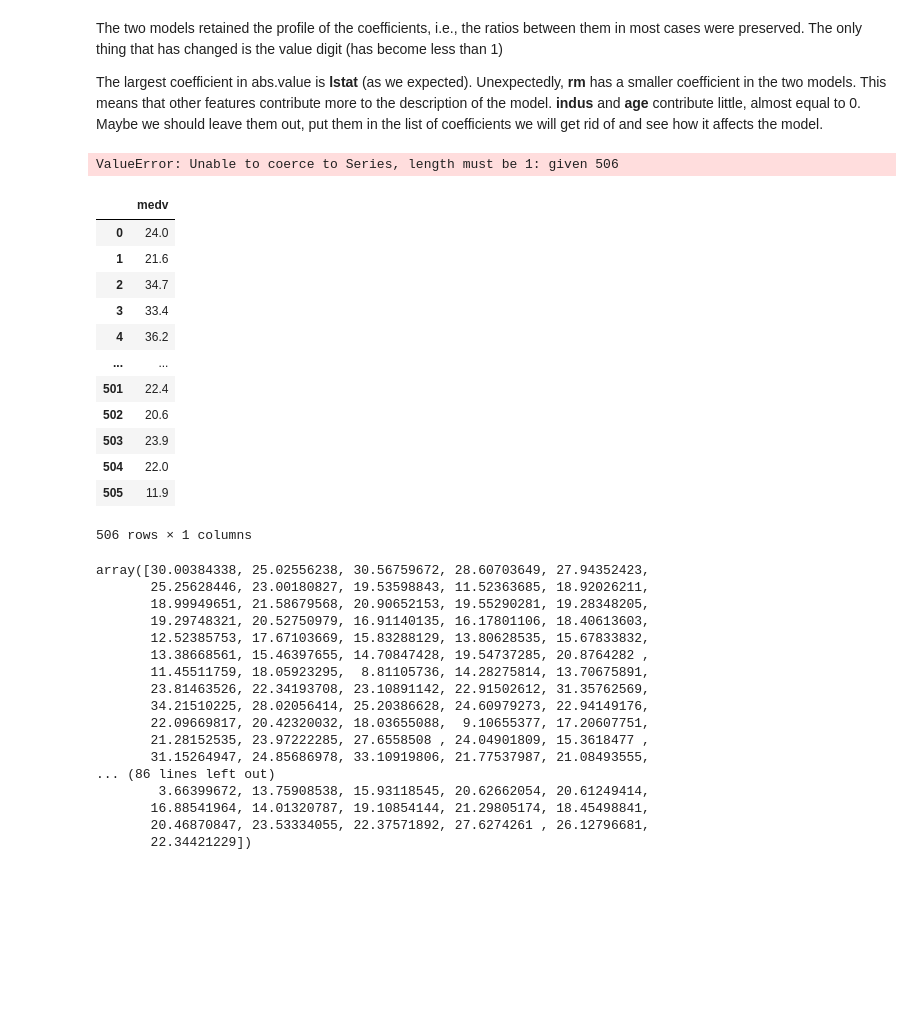
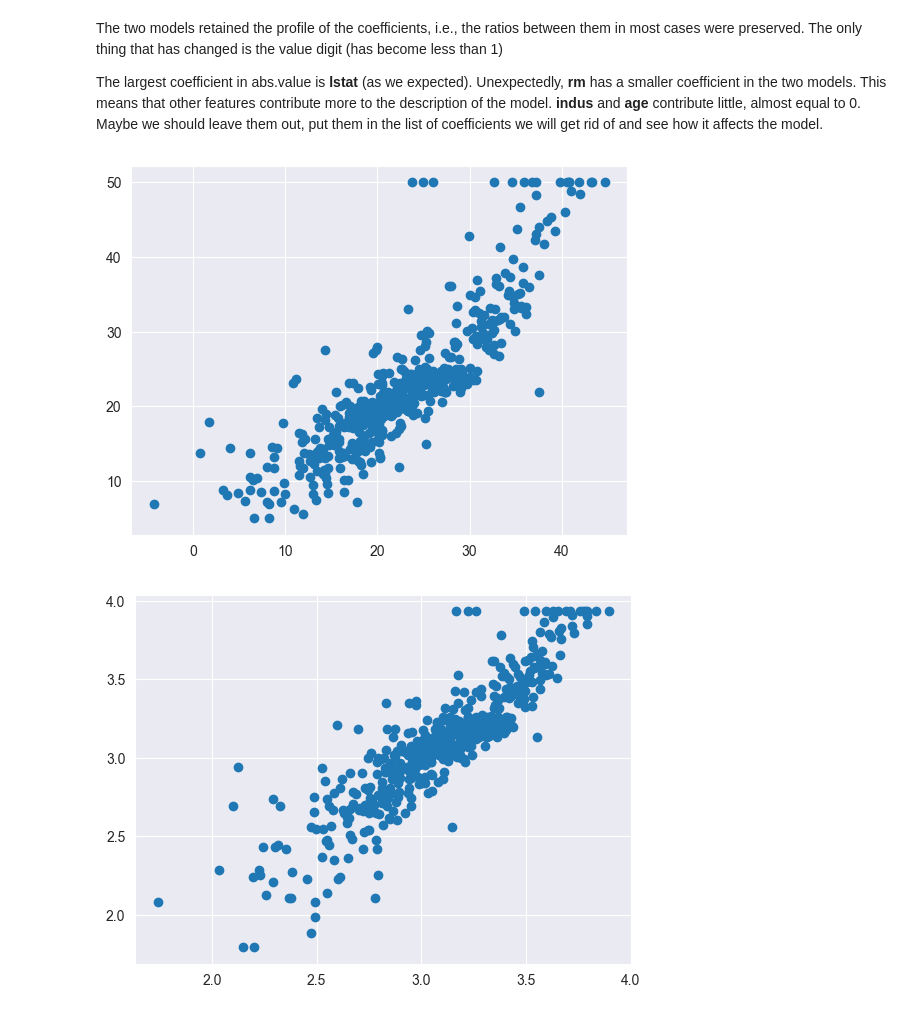
Before and after one commit to Smirness/BI_Stat_2021, a Jupyter notebook: project_ml/project_ml.ipynb, the cells around one changed output. Saved outputs shown, nothing was run; the diff lists cells and outputs as text; code cells hidden in the pictures; blank space fills up the shorter version.

```diff
--- a/project_ml/project_ml.ipynb
+++ b/project_ml/project_ml.ipynb
@@ -486,44 +477,12 @@ target_pred_1 = pred_result_1.predicted_mean
 
 pred_result_2 = results_2.get_prediction(X)
 target_pred_2 = pred_result_2.predicted_mean
-# %%
-resid_full = y_1 - target_pred_1
-sns.scatterplot(target_pred_1, y_1)
-# %% [output]
-ValueError: Unable to coerce to Series, length must be 1: given 506
-# %%
-y_1
-# %% [output]
-|  | medv |
-| 0 | 24.0 |
-| 1 | 21.6 |
-| 2 | 34.7 |
-| 3 | 33.4 |
-| 4 | 36.2 |
-| ... | ... |
-| 501 | 22.4 |
-| 502 | 20.6 |
-| 503 | 23.9 |
-| 504 | 22.0 |
-| 505 | 11.9 |
-506 rows × 1 columns
-# %%
-target_pred_1
-# %% [output]
-array([30.00384338, 25.02556238, 30.56759672, 28.60703649, 27.94352423,
-       25.25628446, 23.00180827, 19.53598843, 11.52363685, 18.92026211,
-       18.99949651, 21.58679568, 20.90652153, 19.55290281, 19.28348205,
-       19.29748321, 20.52750979, 16.91140135, 16.17801106, 18.40613603,
-       12.52385753, 17.67103669, 15.83288129, 13.80628535, 15.67833832,
-       13.38668561, 15.46397655, 14.70847428, 19.54737285, 20.8764282 ,
-       11.45511759, 18.05923295,  8.81105736, 14.28275814, 13.70675891,
-       23.81463526, 22.34193708, 23.10891142, 22.91502612, 31.35762569,
-       34.21510225, 28.02056414, 25.20386628, 24.60979273, 22.94149176,
-       22.09669817, 20.42320032, 18.03655088,  9.10655377, 17.20607751,
-       21.28152535, 23.97222285, 27.6558508 , 24.04901809, 15.3618477 ,
-       31.15264947, 24.85686978, 33.10919806, 21.77537987, 21.08493555,
-... (86 lines left out)
-        3.66399672, 13.75908538, 15.93118545, 20.62662054, 20.61249414,
-       16.88541964, 14.01320787, 19.10854144, 21.29805174, 18.45498841,
-       20.46870847, 23.53334055, 22.37571892, 27.6274261 , 26.12796681,
-       22.34421229])
+# %%
+# resid_full = y_1 - target_pred_1
+plt.scatter(target_pred_1, y_1);
+plt.show()
+plt.scatter(target_pred_2, y_2)
+plt.show()
+# %% [output]
+[figure, added]
+[figure, added]
```
Also changed, not shown: parts of 48 cells of this notebook.
